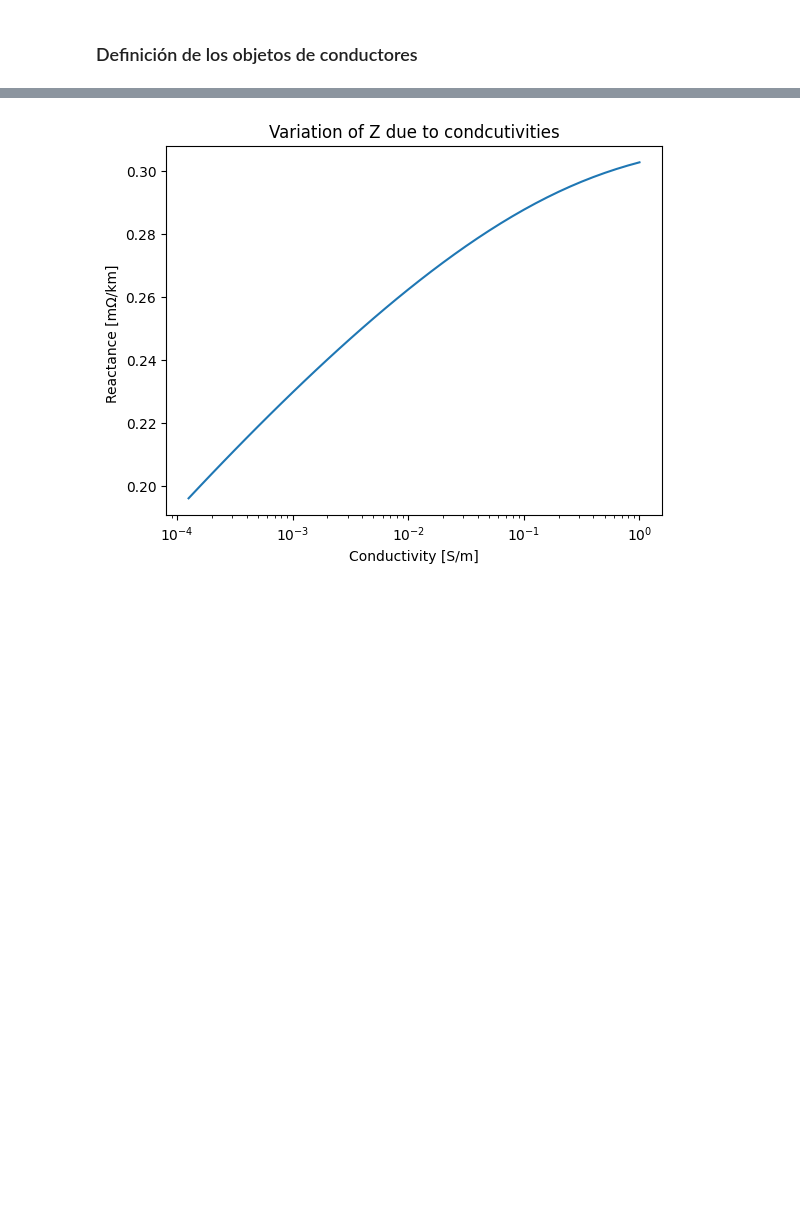
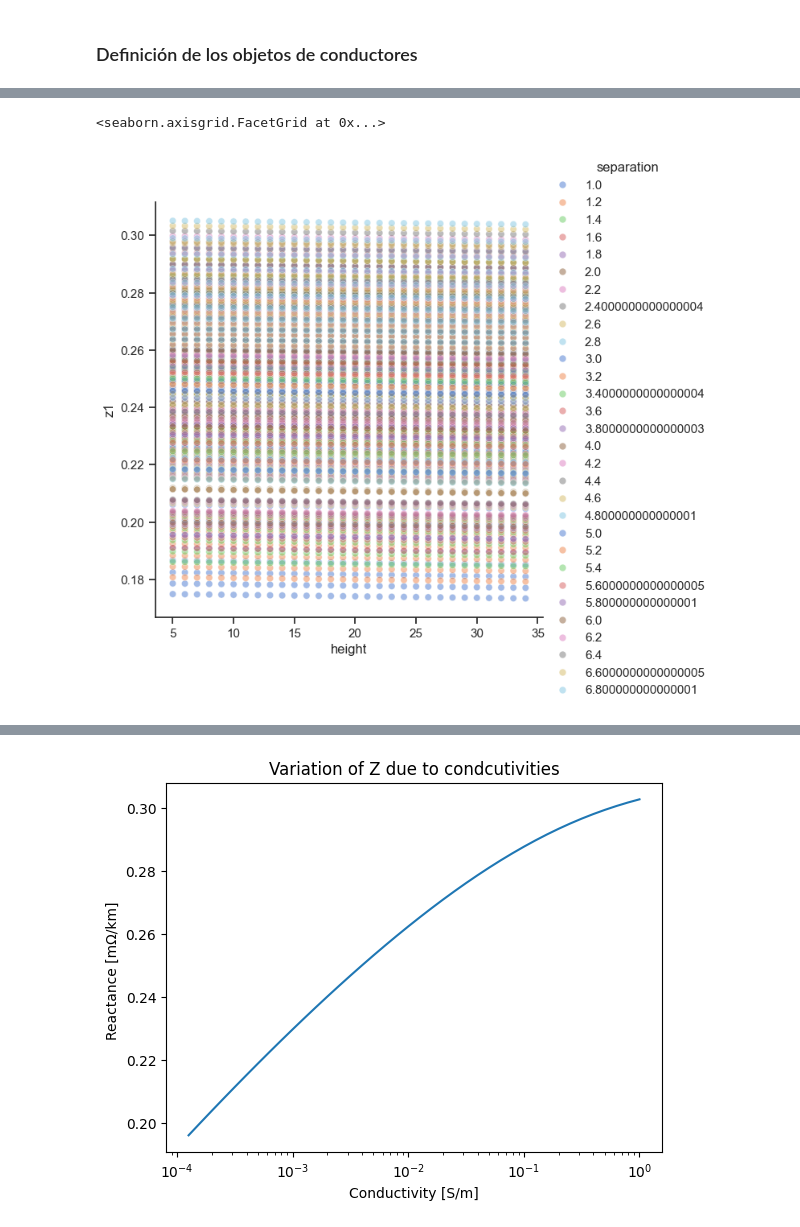
Before and after one commit to ErnestoPerezUN/Transmission-Lines, a Jupyter notebook: Calc_param.ipynb, the cells around one changed output, grey strips where cells are left out. Saved outputs shown, nothing was run; the diff lists cells and outputs as text; code cells hidden in the pictures; blank space fills up the shorter version.

```diff
--- a/Calc_param.ipynb
+++ b/Calc_param.ipynb
@@ -68,2 +146,9 @@ plt.show()
+# %%
+sns.relplot(x="height", y="z1", hue="separation",
+            sizes=(40, 400), alpha=.5, palette="muted",
+            height=6, data=data)
+# %% [output]
+<seaborn.axisgrid.FacetGrid at 0x...>
+[figure, added]
 # %%
 heigths=[5+i for i in range(30)]
```
Also changed, not shown: parts of 9 cells of this notebook, 1 other file.
